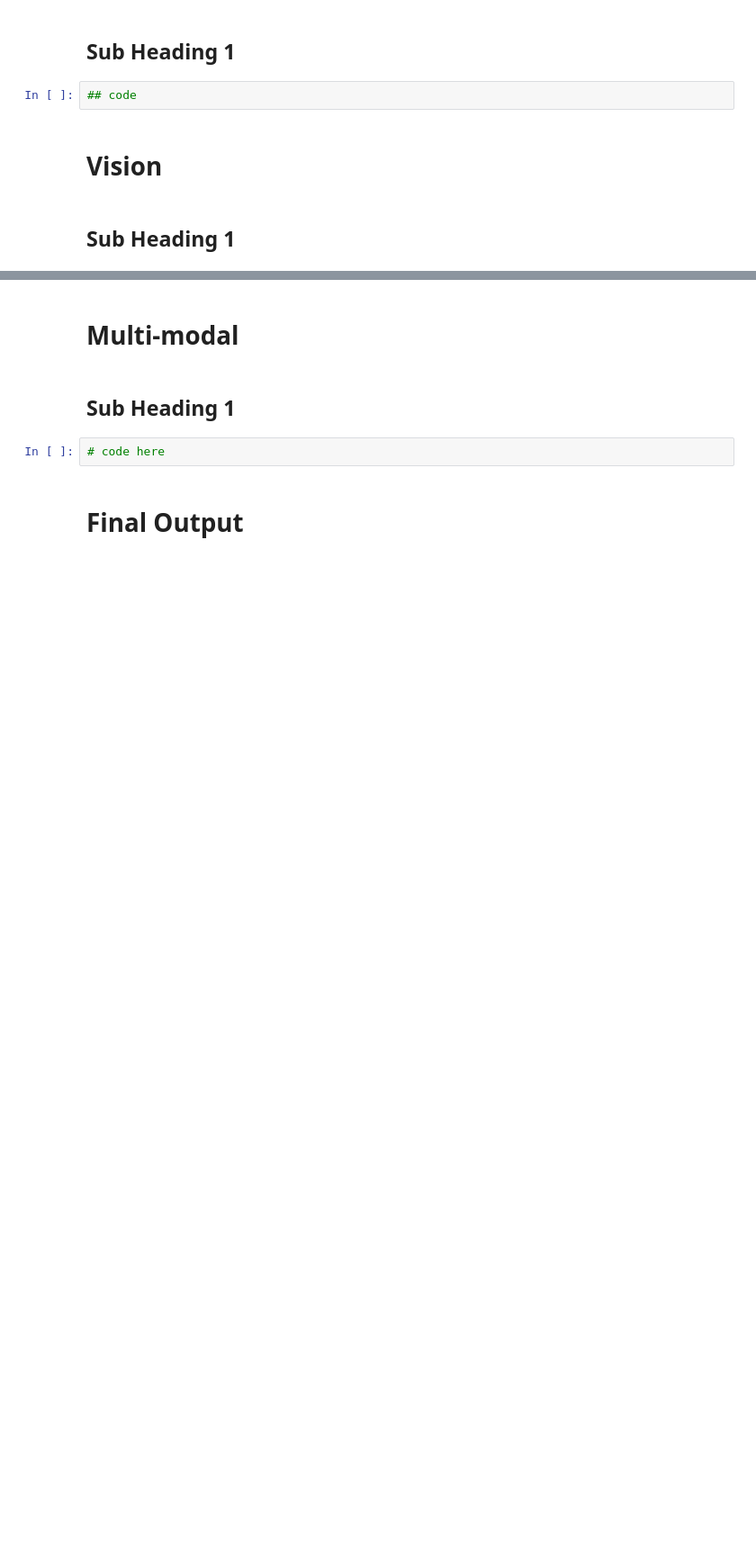
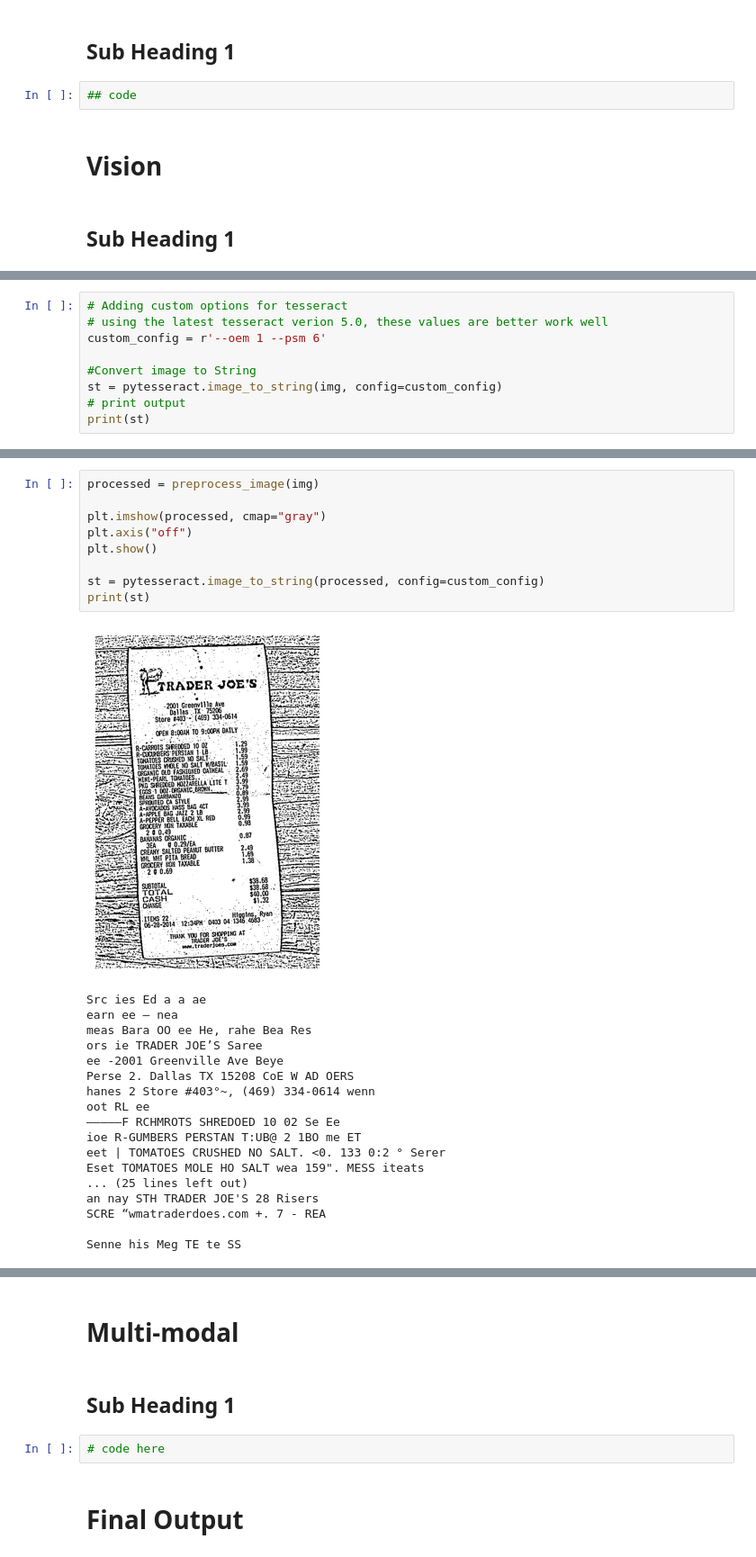
Before and after one commit to ATU-BDAAI/ca2-assignment-craiglawsonnn, a Jupyter notebook: CA2_Template.ipynb, the cells around one changed output, grey strips where cells are left out. Shown at 90% size. Saved outputs shown, nothing was run; the diff lists cells and outputs as text; blank space fills up the shorter version.

```diff
--- a/CA2_Template.ipynb
+++ b/CA2_Template.ipynb
@@ -41,0 +117,9 @@ perform imports
+# %%
+# Adding custom options for tesseract
+# using the latest tesseract verion 5.0, these values are better work well
+custom_config = r'--oem 1 --psm 6'
+
+#Convert image to String
+st = pytesseract.image_to_string(img, config=custom_config)
+# print output
+print(st)
@@ -41,0 +156,28 @@ perform imports
+# %%
+processed = preprocess_image(img)
+
+plt.imshow(processed, cmap="gray")
+plt.axis("off")
+plt.show()
+
+st = pytesseract.image_to_string(processed, config=custom_config)
+print(st)
+# %% [output]
+[figure, added]
+Src ies Ed a a ae
+earn ee — nea
+meas Bara OO ee He, rahe Bea Res
+ors ie TRADER JOE’S Saree
+ee -2001 Greenville Ave Beye
+Perse 2. Dallas TX 15208 CoE W AD OERS
+hanes 2 Store #403°~, (469) 334-0614 wenn
+oot RL ee
+—————F RCHMROTS SHREDOED 10 02 Se Ee
+ioe R-GUMBERS PERSTAN T:UB@ 2 1BO me ET
+eet | TOMATOES CRUSHED NO SALT. <0. 133 0:2 ° Serer
+Eset TOMATOES MOLE HO SALT wea 159". MESS iteats
+... (25 lines left out)
+an nay STH TRADER JOE'S 28 Risers
+SCRE “wmatraderdoes.com +. 7 - REA
+
+Senne his Meg TE te SS
```
Also changed, not shown: parts of 13 cells of this notebook, 21 other files.
